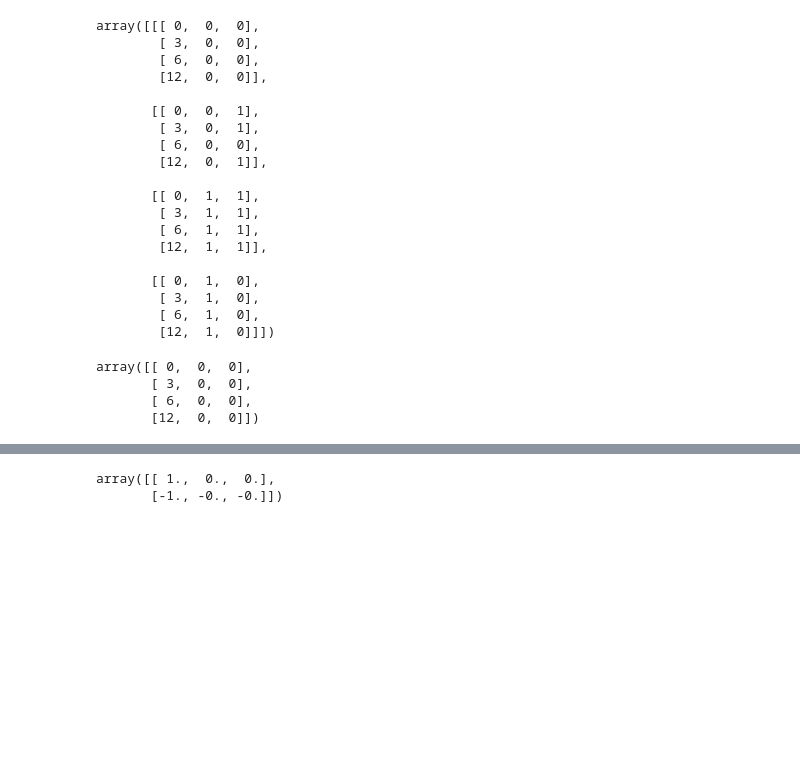
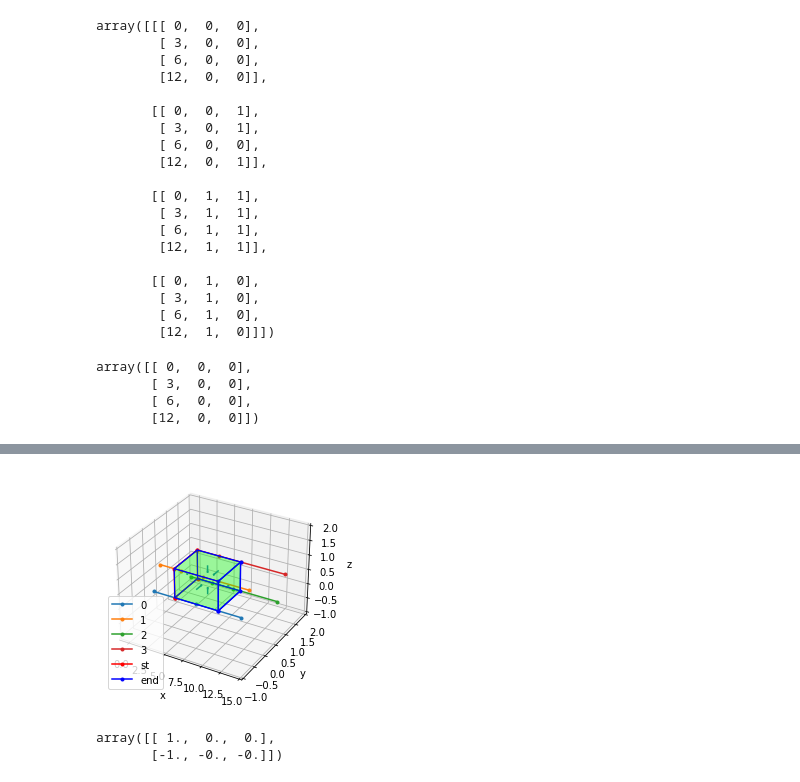
Before and after one commit to hirowgit/2A0_python_basic_course, a Jupyter notebook: lec2_step05.ipynb, the cells around one changed output, grey strips where cells are left out. Saved outputs shown, nothing was run; the diff lists cells and outputs as text; code cells hidden in the pictures; blank space fills up the shorter version.

```diff
--- a/lec2_step05.ipynb
+++ b/lec2_step05.ipynb
@@ -515,7 +625,7 @@ import matplotlib.pyplot as plt
 pRange_x=np.array([-1,15])
 pRange_yz=np.array([-1,2])
 
-
+point_list=[[],[],[],[]]
 point_list[0]=[[0,0, 0],[3, 0, 0 ],[6, 0, 0 ],[12, 0, 0]]
 point_list[1]=[[0,0, 1],[3, 0, 1 ],[6, 0, 1 ],[12, 0, 1]]
 point_list[3]=[[0,1, 1],[3, 1, 1 ],[6, 1, 1 ],[12, 1, 1]]
@@ -632,33 +742,35 @@ axes = plt.figure(5).add_subplot(projection='3d')
 for k in range(len(line_point_full)):
     axes.plot(line_point_full[k][:,0],line_point_full[k][:,1],line_point_full[k][:,2],'.-',label=str(k))
 
 for kk in range(len(EdgeID)):
     if kk==0:
         col='r'
         labelL='st'
     else:
         col='b'
         labelL='end'
     axes.plot(line_edge_full2[kk][:,0],line_edge_full2[kk][:,1],line_edge_full2[kk][:,2],'.-',label=labelL,color=col)
 
 axes.add_collection3d(Poly3DCollection(vertices, facecolors='lime', linewidths=1, edgecolors='b', alpha=0.2))
 
 for k in range(len(vertices)):
     axes.quiver(np.mean(vertices[k][:,0]), np.mean(vertices[k][:,1]),np.mean(vertices[k][:,2]), tgv[k][0],  tgv[k][1],  tgv[k][2], length=0.25, normalize=True)
 
 
 # axes.plot(dataD[0], dataD[1], dataD[2],'.-', label='raw', lw =2, c='blue')
 # axes.plot(dataINP[0], dataINP[1], dataINP[2],'.-', label='fit', lw =2, c='red')
 axes.legend()
 axes.set_xlim(pRange_x)
 axes.set_ylim(pRange_yz)
 axes.set_zlim(pRange_yz)
 axes.set_xlabel('x')
 axes.set_ylabel('y')
 axes.set_zlabel('z')
 
 
 plt.show()
+# %% [output]
+[figure, added]
 # %%
 tgv
 # %% [output]
```
Also changed, not shown: parts of 9 cells of this notebook, 1 other file.
